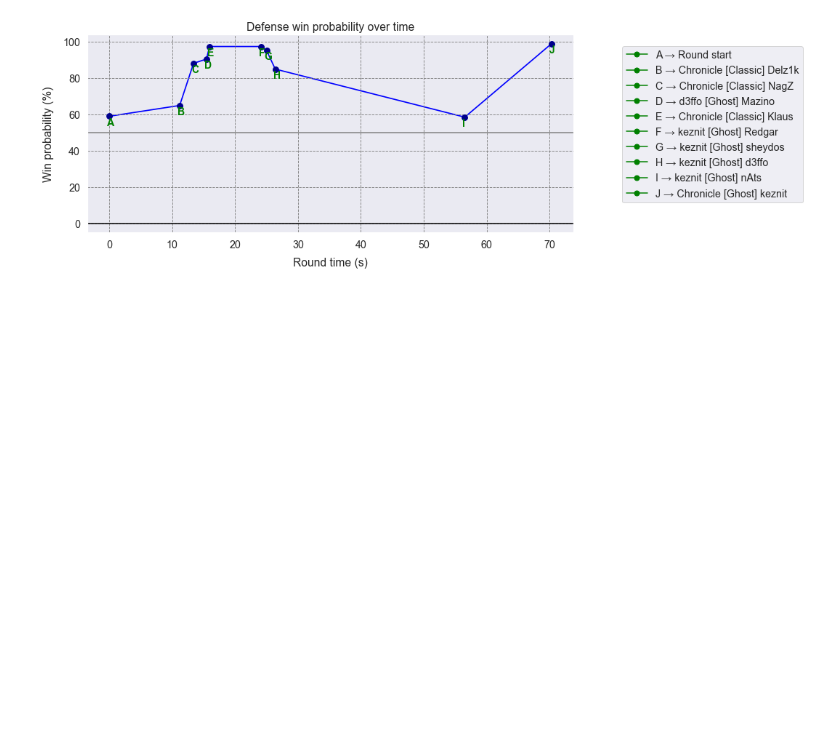
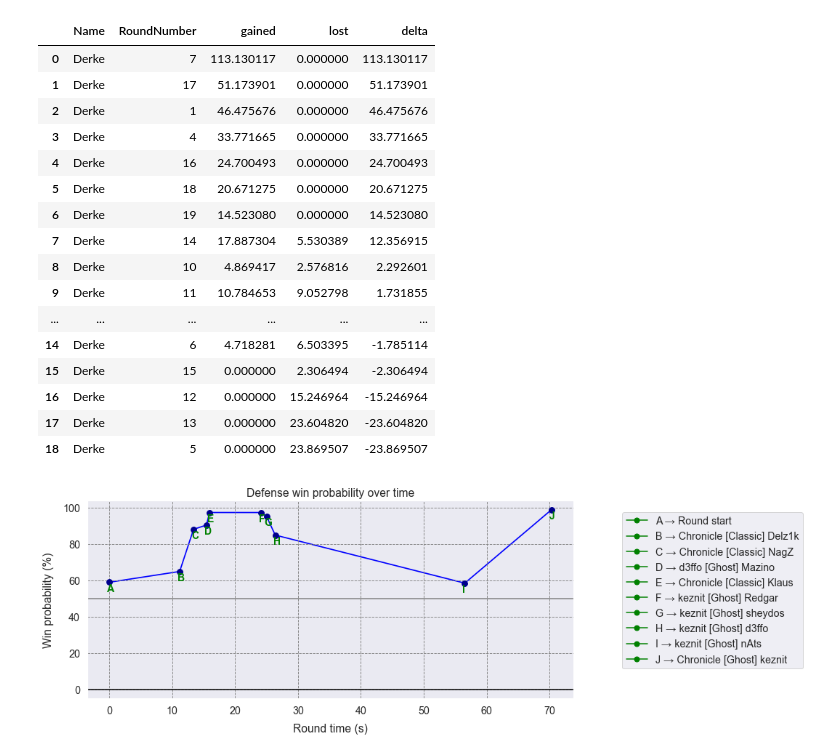
Before and after one commit to mateusb12/valorant_impact, a Jupyter notebook: webscrapping/impact/match_impact_notebook.ipynb, the cells around one changed output. Cells and saved outputs as stored; diff of their text form; code cells hidden in the pictures; blank space fills up the shorter version.

```diff
--- a/webscrapping/impact/match_impact_notebook.ipynb
+++ b/webscrapping/impact/match_impact_notebook.ipynb
@@ -3,7 +3,6 @@ from webscrapping.model.lgbm_model import ValorantLGBM
 from match_analysis import RoundReplay, train_model
 
 rr = RoundReplay()
-rr.set_match(45337)
 # %% [output]
 Analyser created!
 [LightGBM] [Warning] min_data_in_leaf is set=99, min_child_samples=20 will be ignored. Current value: min_data_in_leaf=99
@@ -12,0 +13,2 @@ Analyser created!
+# %%
+rr.set_match(45189)
@@ -13,3 +35,23 @@ Analyser created!
+# %%
+rr.get_player_most_impactful_rounds("Derke")
+# %% [output]
+|  | Name | RoundNumber | gained | lost | delta |
+| 0 | Derke | 7 | 113.130117 | 0.000000 | 113.130117 |
+| 1 | Derke | 17 | 51.173901 | 0.000000 | 51.173901 |
+| 2 | Derke | 1 | 46.475676 | 0.000000 | 46.475676 |
+| 3 | Derke | 4 | 33.771665 | 0.000000 | 33.771665 |
+| 4 | Derke | 16 | 24.700493 | 0.000000 | 24.700493 |
+| 5 | Derke | 18 | 20.671275 | 0.000000 | 20.671275 |
+| 6 | Derke | 19 | 14.523080 | 0.000000 | 14.523080 |
+| 7 | Derke | 14 | 17.887304 | 5.530389 | 12.356915 |
+| 8 | Derke | 10 | 4.869417 | 2.576816 | 2.292601 |
+| 9 | Derke | 11 | 10.784653 | 9.052798 | 1.731855 |
+| ... | ... | ... | ... | ... | ... |
+| 14 | Derke | 6 | 4.718281 | 6.503395 | -1.785114 |
+| 15 | Derke | 15 | 0.000000 | 2.306494 | -2.306494 |
+| 16 | Derke | 12 | 0.000000 | 15.246964 | -15.246964 |
+| 17 | Derke | 13 | 0.000000 | 23.604820 | -23.604820 |
+| 18 | Derke | 5 | 0.000000 | 23.869507 | -23.869507 |
 # %%
 rr.choose_round(13)
 # %%
```
Also changed, not shown: parts of 3 cells of this notebook, 5 other files.
